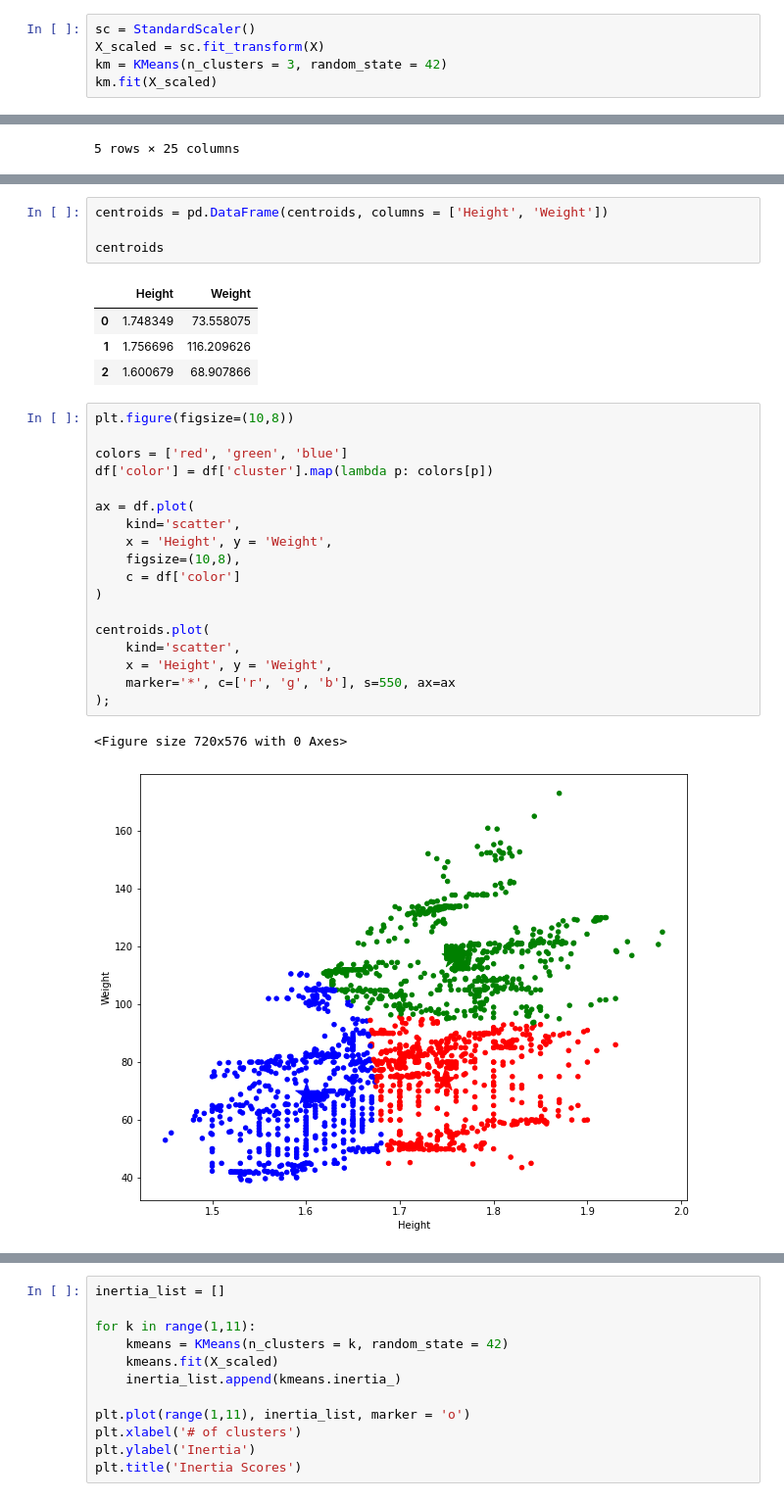
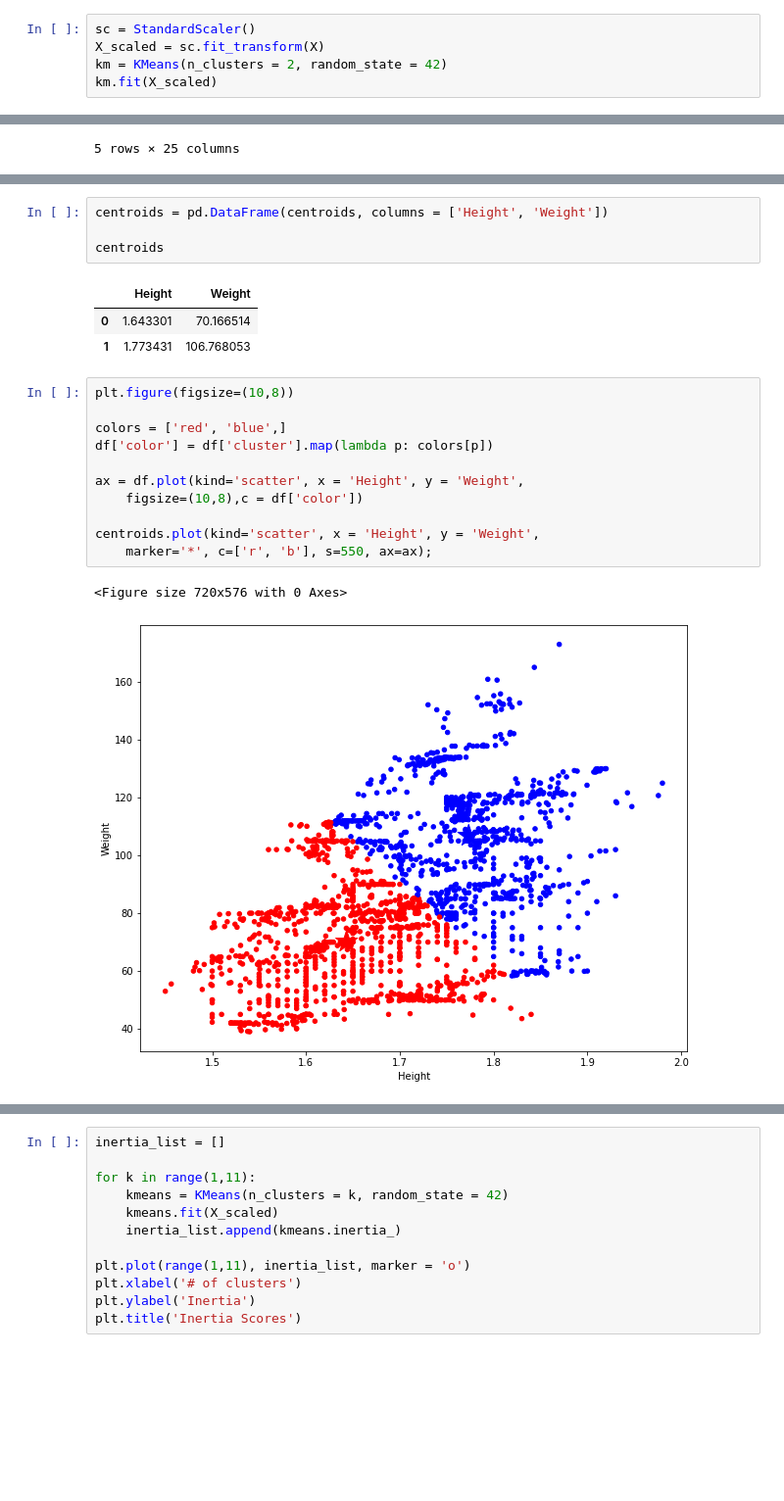
Before and after one commit to sbhewitt/Obesity-Group-Project, a Jupyter notebook: code/survey_clustering-sam.ipynb, the cells around one changed output, grey strips where cells are left out. Shown at 98% size. Drawn from its saved outputs; the diff is of its cells as text; blank space fills up the shorter version.

Commit message:
updated clustering

```diff
--- a/code/survey_clustering-sam.ipynb
+++ b/code/survey_clustering-sam.ipynb
@@ -37,6 +37,6 @@ X = df[['Height', 'Weight']]
 # %%
 sc = StandardScaler()
 X_scaled = sc.fit_transform(X)
-km = KMeans(n_clusters = 3, random_state = 42)
+km = KMeans(n_clusters = 2, random_state = 42)
 km.fit(X_scaled)
 # %% [output]
@@ -72,30 +70,22 @@ centroids = pd.DataFrame(centroids, columns = ['Height', 'Weight'])
 centroids
 # %% [output]
 |  | Height | Weight |
-| 0 | 1.748349 | 73.558075 |
-| 1 | 1.756696 | 116.209626 |
-| 2 | 1.600679 | 68.907866 |
+| 0 | 1.643301 | 70.166514 |
+| 1 | 1.773431 | 106.768053 |
 # %%
 plt.figure(figsize=(10,8))
 
-colors = ['red', 'green', 'blue']
+colors = ['red', 'blue',]
 df['color'] = df['cluster'].map(lambda p: colors[p])
 
-ax = df.plot(
-    kind='scatter',
-    x = 'Height', y = 'Weight',
-    figsize=(10,8),
-    c = df['color']
-)
+ax = df.plot(kind='scatter', x = 'Height', y = 'Weight',
+    figsize=(10,8),c = df['color'])
 
-centroids.plot(
-    kind='scatter',
-    x = 'Height', y = 'Weight',
-    marker='*', c=['r', 'g', 'b'], s=550, ax=ax
-);
+centroids.plot(kind='scatter', x = 'Height', y = 'Weight',
+    marker='*', c=['r', 'b'], s=550, ax=ax);
 # %% [output]
 <Figure size 720x576 with 0 Axes>
-[figure, old version]
+[figure, new version]
 # %%
 silhouette_score(X_scaled, km.labels_)
 # %% [output]
```
Also changed, not shown: parts of 14 cells of this notebook.
